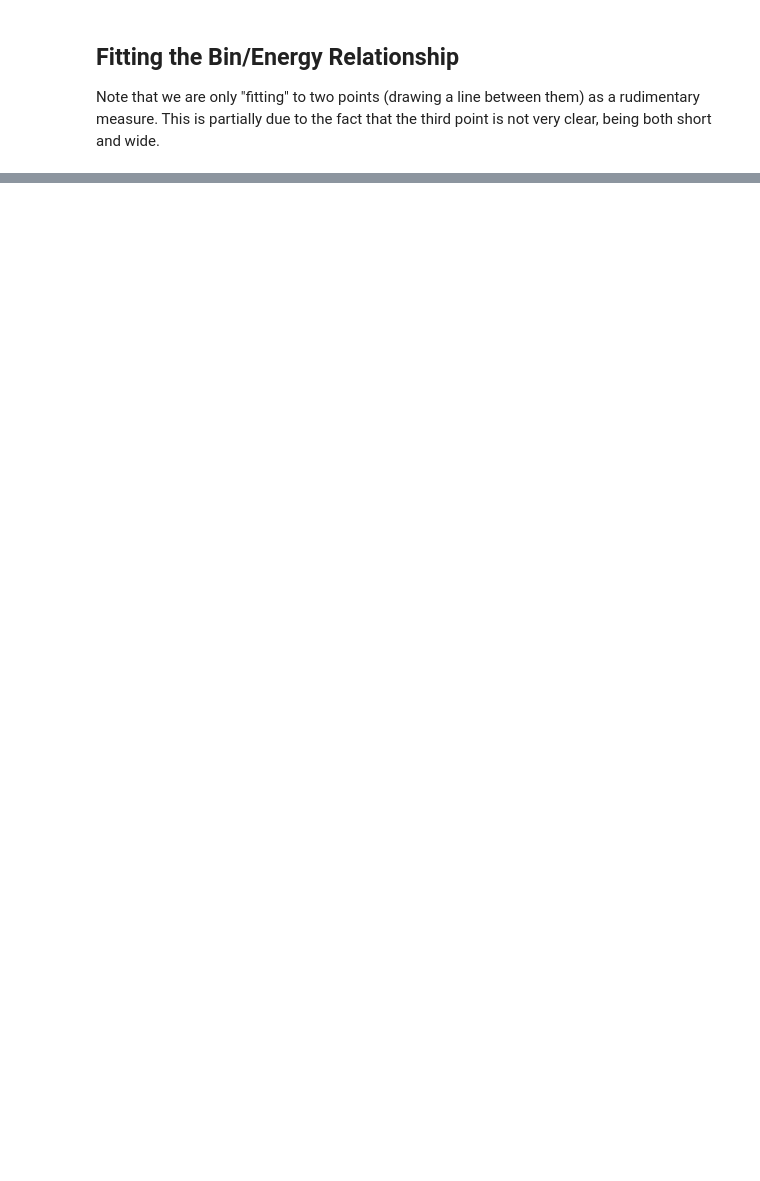
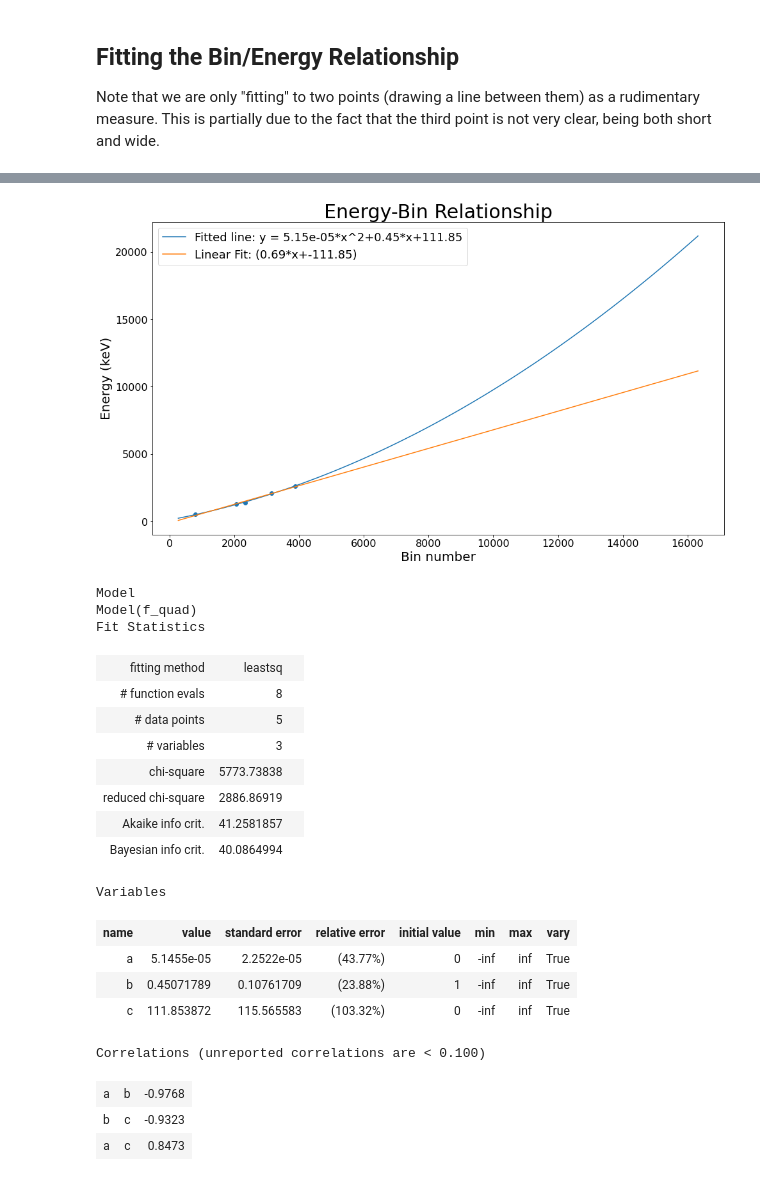
Before and after one commit to villano-lab/R76Firmware, a Jupyter notebook: plots/Bins_vs_Energies_15-07-2022.ipynb, the cells around one changed output, grey strips where cells are left out. Cells and saved outputs as stored; diff of their text form; code cells hidden in the pictures; blank space fills up the shorter version.

```diff
--- a/plots/Bins_vs_Energies_15-07-2022.ipynb
+++ b/plots/Bins_vs_Energies_15-07-2022.ipynb
@@ -186,19 +152,0 @@ These results seem pretty good. Let's check them against a new set of data that
-# %%
-plt.figure(figsize=(16,9))
-
-plt.scatter(threshold2,rate2,label="New data")
-plt.scatter(threshold,rate,label="Old data")
-
-
-plt.xlabel("Threshold",size=20)
-plt.ylabel("Rate (Hz)",size=20)
-plt.title("Trigger Rate on Background vs Lower Threshold",size=30)
-plt.rc('xtick', labelsize=16) #fontsize of the x tick labels
-plt.rc('ytick', labelsize=16) #fontsize of the y tick labels
-plt.yscale('log')
-
-plt.xlim(150)
-#plt.ylim(0)
-
-plt.legend(fontsize=18)
-plt.show()
@@ -243,29 +153,64 @@ These are already clearly misaligned. Let's do a real fit to all six data points
 # %%
 #Set up our model
-def f(x,m,b):
-    return m*x+b
-l_model = lf.Model(f)
-params = l_model.make_params(m=m,b=b) #Use our old 'fit' for inital guesses.
+def f_quad(x,a,b,c):
+    return a*x**2+b*x+c
+l_model = lf.Model(f_quad)
+params = l_model.make_params(a=0,b=1,c=0) #Use our old 'fit' for inital guesses.
 
-#Zip our data together.
-ydat = [x[1] for x in [p,p1,p2,point,point2,point3]]
-xdat = [x[0] for x in [p,p1,p2,point,point2,point3]]
+
+binpoints = [800,2068,2340,f(2100),f(2615)]
+energypoints = [511,1274,1400,2100,2615]
 
 #Do the fit
-l_fit = l_model.fit(ydat,params,x=xdat)
+l_fit = l_model.fit(energypoints,params,x=binpoints)
 l_dict = l_fit.best_values
-l_m = l_dict['m']
+l_a = l_dict['a']
 l_b = l_dict['b']
-l_curve = f(x,l_m,l_b)
+l_c = l_dict['c']
+l_curve = f_quad(thrsNa22,l_a,l_b,l_c)
+
+def f_linear(x,m,b):
+    return m*x+b
+lin_mod = lf.Model(f_linear)
+lin_params = lin_mod.make_params(m=0,b=0)
+
+#Do the fit
+lin_fit = lin_mod.fit(energypoints,lin_params,x=binpoints)
+lin_dict = lin_fit.best_values
+lin_m = lin_dict['m']
+lin_b = lin_dict['b']
 
 #plot it
 plt.figure(figsize=(16,9))
-plt.scatter(xdat,ydat)
-plt.plot(x,l_curve,label="Fitted line: y = {:.2f}*x+{:.2f}".format(l_m,l_b))
+plt.scatter(binpoints,energypoints)
+plt.plot(thrsNa22,l_curve,label="Fitted line: y = {:.2e}*x^2+{:.2f}*x+{:.2f}".format(l_a,l_b,l_c))
+plt.plot(thrsNa22,lin_m*thrsNa22+lin_b,label="Linear Fit: ({:.2f}*x+{:.2f})".format(lin_m,lin_b))
 plt.title("Energy-Bin Relationship",fontsize=30)
 plt.xlabel("Bin number",fontsize=20)
 plt.ylabel("Energy (keV)",fontsize=20)
 plt.legend(fontsize=18)
 plt.show()
 
 l_fit
+# %% [output]
+[figure, added]
+Model
+Model(f_quad)
+Fit Statistics
+| fitting method | leastsq |  |
+| # function evals | 8 |  |
+| # data points | 5 |  |
+| # variables | 3 |  |
+| chi-square | 5773.73838 |  |
+| reduced chi-square | 2886.86919 |  |
+| Akaike info crit. | 41.2581857 |  |
+| Bayesian info crit. | 40.0864994 |  |
+Variables
+| name | value | standard error | relative error | initial value | min | max | vary |
+| a | 5.1455e-05 | 2.2522e-05 | (43.77%) | 0 | -inf | inf | True |
+| b | 0.45071789 | 0.10761709 | (23.88%) | 1 | -inf | inf | True |
+| c | 111.853872 | 115.565583 | (103.32%) | 0 | -inf | inf | True |
+Correlations (unreported correlations are < 0.100)
+| a | b | -0.9768 |
+| b | c | -0.9323 |
+| a | c | 0.8473 |
```
Also changed, not shown: parts of 13 cells of this notebook, 12 other files.
